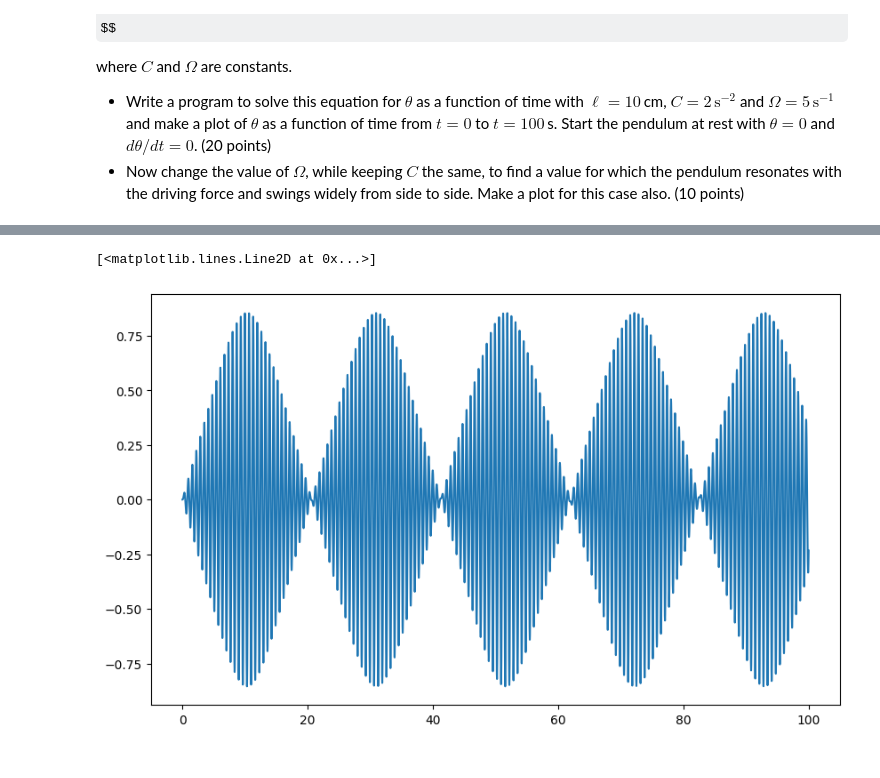
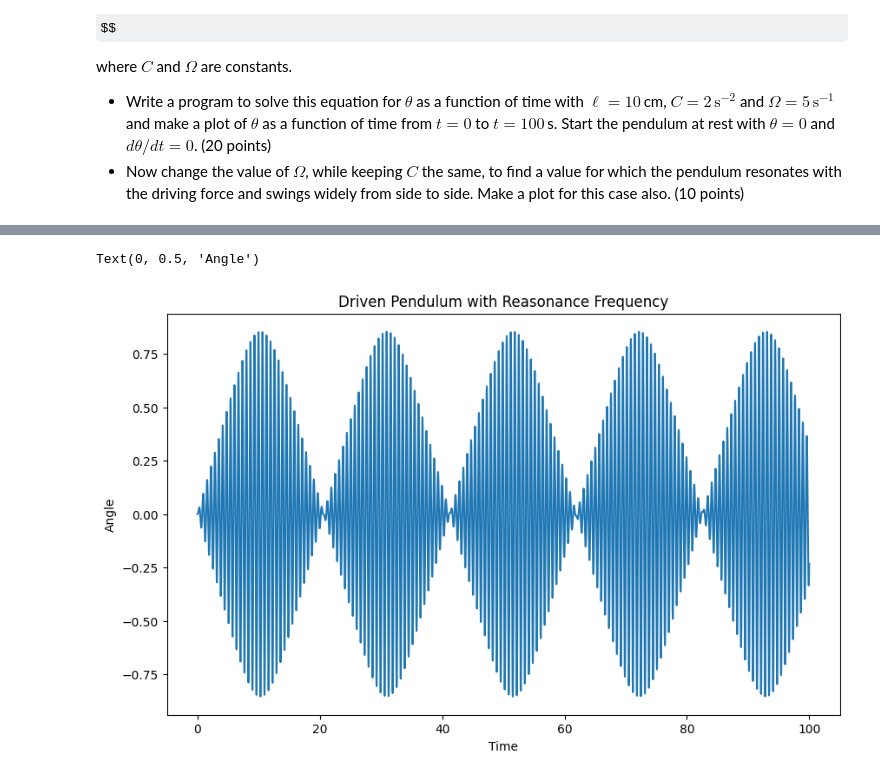
Before and after one commit to GeoffHennessy/Hennessy-Phys50733, a Jupyter notebook: Homework_4/Hennessy_Homework4.ipynb, the cells around one changed output, grey strips where cells are left out. Drawn from its saved outputs; the diff is of its cells as text; code cells hidden in the pictures; some formulas as TeX source.

```diff
--- a/Homework_4/Hennessy_Homework4.ipynb
+++ b/Homework_4/Hennessy_Homework4.ipynb
@@ -287,7 +295,7 @@ yVals = []
 zVals = []
 t0 = 0
 tf = 50
-N = 1000
+N = 10000
 h = (tf-t0)/N
 timeVals = np.arange(t0,tf,h)
 
@@ -306,5 +314,10 @@ fig = plt.figure(figsize = (16,10))
 axL = plt.subplot(211)
 axL1 = plt.subplot(212)
 axL.plot(xVals,zVals)
+axL.set_xlabel("dx/dt")
+axL.set_ylabel("dZ/dt")
+axL.set_title("Lorenz Attractor")
 axL1.plot(timeVals,yVals)
+axL1.set_xlabel("Time")
+axL1.set_ylabel("dy/dt")
 # %% [output]
@@ -373,26 +389,29 @@ axD.plot(timeVals,thetaVals)
 # %%
 OM = np.sqrt(g/l)
 thetaVals = []
 wVals = []
 t0 = 0
 tf = 100
 N = 10000
 h = (tf-t0)/N
 timeVals = np.arange(t0,tf,h)
 r = [0,0]
 
 for i in timeVals:
     thetaVals.append(r[0])
     wVals.append(r[1])
     k1 = h * f(r,i)
     k2 = h * f(r + 0.5*k1, i + 0.5*h)
     k3 =  h * f(r + 0.5*k2, i + 0.5*h)
     k4 = h * f(r + k3, i + h)
     r = r + 1/6 * (k1 + 2*k2 + 2*k3 + k4)
 
 fig = plt.figure(figsize = (10,6))
-axD = plt.subplot(111)
-axD.plot(timeVals,thetaVals)
+axD1 = plt.subplot(111)
+axD1.plot(timeVals,thetaVals)
+axD1.set_title("Driven Pendulum with Reasonance Frequency")
+axD1.set_xlabel("Time")
+axD1.set_ylabel("Angle")
 # %% [output]
-[<matplotlib.lines.Line2D at 0x...>]
+Text(0, 0.5, 'Angle')
-[figure, old version]
+[figure, new version]
```
Also changed, not shown: parts of 4 cells of this notebook.
